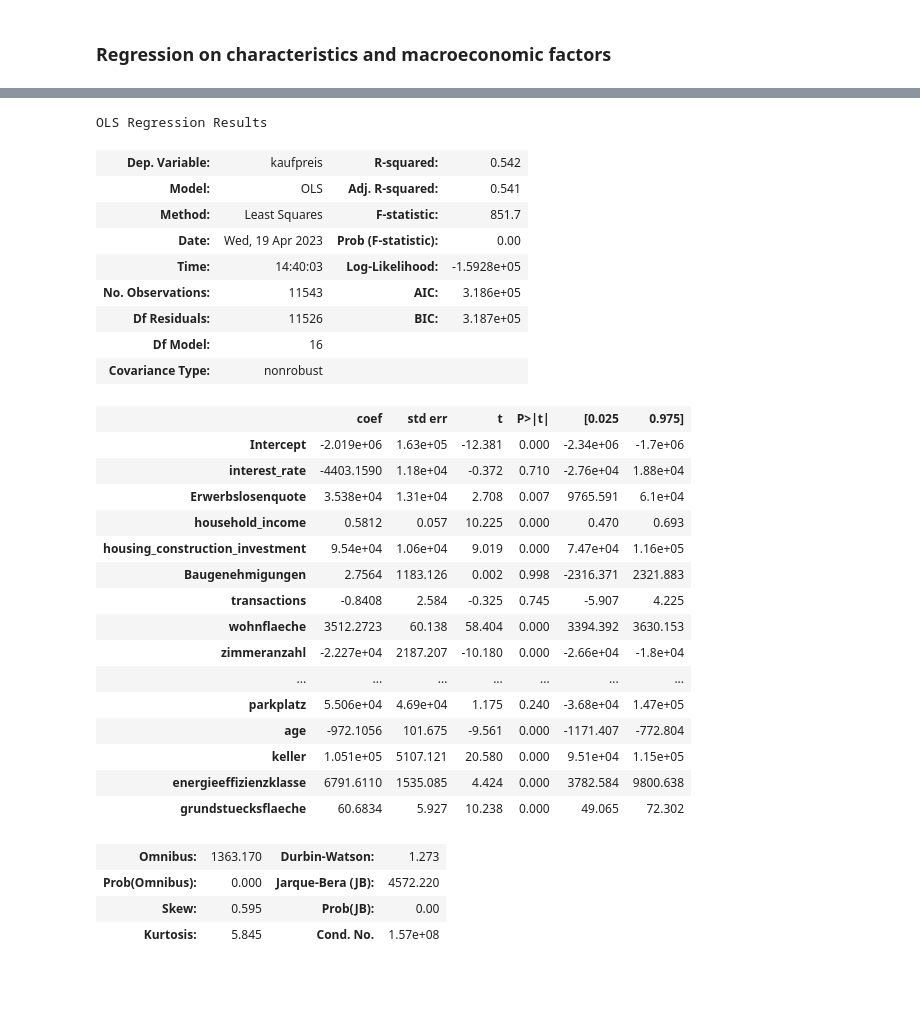
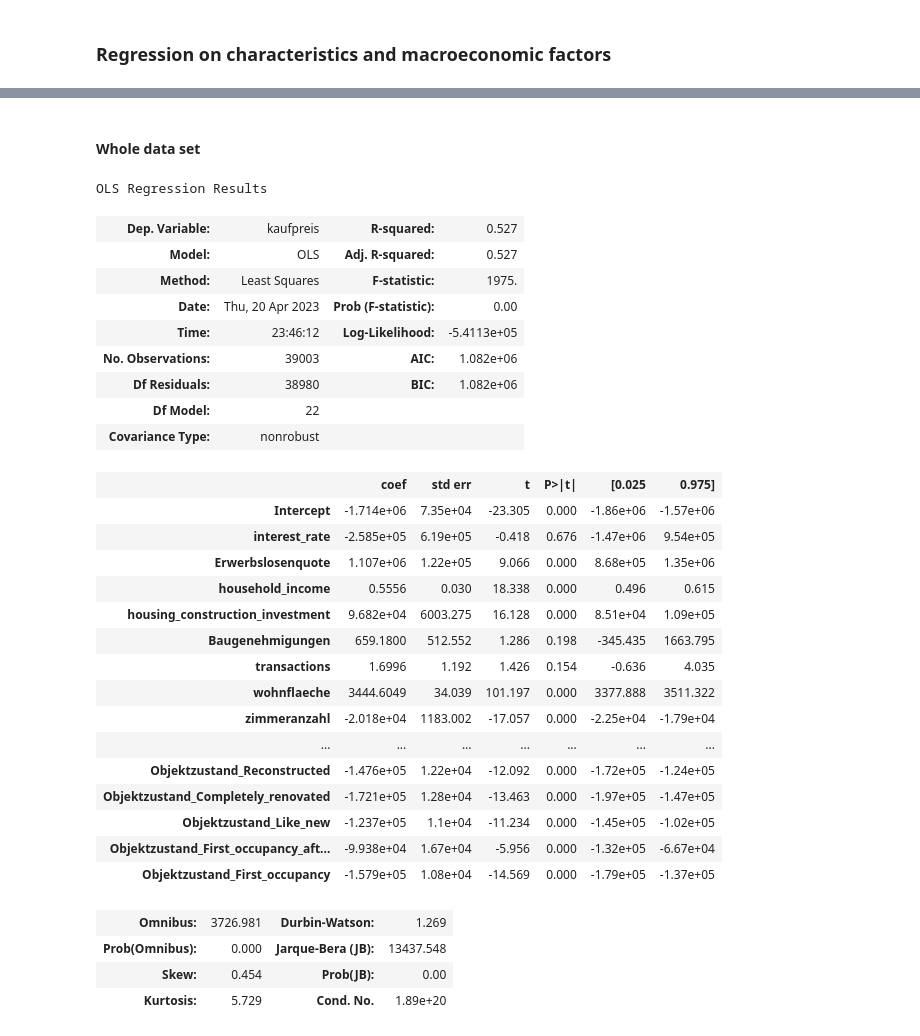
Before and after one commit to pvseydlitz/BachelorThesis, a Jupyter notebook: regression_hk_cities.ipynb, the cells around one changed output, grey strips where cells are left out. Saved outputs shown, nothing was run; the diff lists cells and outputs as text; code cells hidden in the pictures; blank space fills up the shorter version.

```diff
--- a/regression_hk_cities.ipynb
+++ b/regression_hk_cities.ipynb
@@ -255,11 +329,12 @@ def convert_date(x):
 
 df_original['date_quarter'] = df_original.apply(lambda x: convert_date(x['edat']), axis = 1)
 
-df_original.drop(columns=['obid', 'plz', 'baujahr', 'wohnflaeche', 'grundstuecksflaeche', 'zimmeranzahl', 'schlafzimmer', 'badezimmer', 'parkplatz', 'objektzustand', 'edat', 'edat_year', 'keller', 'energieeffizienzklasse'], axis=1, inplace=True)
+df_original.drop(columns=['obid', 'plz', 'baujahr', 'wohnflaeche', 'grundstuecksflaeche', 'zimmeranzahl', 'schlafzimmer', 'badezimmer', 'parkplatz', 'objektzustand', 'edat', 'edat_year', 'keller'], axis=1, inplace=True)
 df_original = df_original.groupby('date_quarter', as_index=False).mean()
 
 interest_rate = pd.read_csv('./Data/Macroeconomic Data/Interest-rate.csv')
 df_interest_rate = pd.DataFrame(interest_rate)
+df_interest_rate['interest_rate'] = df_interest_rate['interest_rate'] / 100
 df_original = pd.merge(df_original, df_interest_rate, how="inner", on="date_quarter")
 
 construction_investment = pd.read_csv('./Data/Macroeconomic Data/Construction-investment.csv')
@@ -303,8 +378,10 @@ def convert_date_unemployment(x):
     return new_date
 
 df_unemployment_rate['date_quarter'] = df_unemployment_rate.apply(lambda x: convert_date_unemployment(x['Jahr_Monat']), axis = 1)
-df_unemployment_rate = df_unemployment_rate.groupby('date_quarter', as_index=False).mean()
+df_unemployment_rate = df_unemployment_rate.groupby('date_quarter', as_index=False).sum()
 df_unemployment_rate.drop(columns=['Erwerbspersonen', 'Erwerbstätige', 'Erwerbslose'], axis=1, inplace=True)
+
+df_unemployment_rate['Erwerbslosenquote'] = df_unemployment_rate['Erwerbslosenquote'] / 100
 
 df_original = pd.merge(df_original, df_unemployment_rate, how="inner", on="date_quarter")
 
@@ -385,7 +462,7 @@ df_hk_cities['date_quarter'] = df_hk_cities.apply(lambda x: convert_date(x['edat
 
 df_hk_cities = df_hk_cities.groupby('date_quarter', as_index=False).count()
 df_hk_cities['transactions'] = df_hk_cities['kaufpreis']
-df_hk_cities.drop(columns=['obid', 'plz', 'kaufpreis', 'baujahr', 'wohnflaeche', 'grundstuecksflaeche', 'zimmeranzahl', 'schlafzimmer', 'badezimmer', 'parkplatz', 'objektzustand', 'edat', 'price_sqm', 'edat_year', 'keller', 'energieeffizienzklasse'], axis=1, inplace=True)
+df_hk_cities.drop(columns=['obid', 'plz', 'kaufpreis', 'baujahr', 'wohnflaeche', 'grundstuecksflaeche', 'zimmeranzahl', 'schlafzimmer', 'badezimmer', 'parkplatz', 'objektzustand', 'edat', 'price_sqm', 'edat_year', 'keller'], axis=1, inplace=True)
 
 df_original = pd.merge(df_original, df_hk_cities, how="inner", on="date_quarter")
 
@@ -477,6 +593,8 @@ df_both_factors['date_quarter'] = df_both_factors.apply(lambda x: convert_date(x
 
 df_original.drop(columns=['kaufpreis', 'price_sqm'], axis=1, inplace=True)
 df_both_factors = pd.merge(df_both_factors, df_original, how="left", on="date_quarter")
+df_both_factors = df_both_factors.dropna(subset=['household_income'])
 
+print(df_both_factors.shape)
 df_both_factors.head()
 # %% [output]
@@ -493,53 +665,62 @@ df_both_factors.head()
+# %% [markdown]
+#### Whole data set
 # %%
 housing_model = ols("""kaufpreis ~ interest_rate
                                             + Erwerbslosenquote
                                             + household_income
                                             + housing_construction_investment
                                             + Baugenehmigungen
-                                            +transactions
+                                            + transactions
                                             + wohnflaeche
                                             + zimmeranzahl
                                             + schlafzimmer
                                             + badezimmer
-                                            + objektzustand
                                             + parkplatz
                                             + age
                                             + keller
-                                            + energieeffizienzklasse
-                                            + grundstuecksflaeche""", data=df_both_factors).fit()
+                                            + grundstuecksflaeche
+                                            + Objektzustand_Dilapidated
+                                            + Objektzustand_Needs_renovation
+                                            + Objektzustand_Well_kempt
+                                            + Objektzustand_Modernised
+                                            + Objektzustand_Reconstructed
+                                            + Objektzustand_Completely_renovated
+                                            + Objektzustand_Like_new
+                                            + Objektzustand_First_occupancy_after_reconstruction
+                                            + Objektzustand_First_occupancy""", data=df_both_factors).fit()
 
 housing_model_summary = housing_model.summary()
 HTML(housing_model_summary.as_html())
 # %% [output]
 OLS Regression Results
-| Dep. Variable: | kaufpreis | R-squared: | 0.542 |
-| Model: | OLS | Adj. R-squared: | 0.541 |
-| Method: | Least Squares | F-statistic: | 851.7 |
-| Date: | Wed, 19 Apr 2023 | Prob (F-statistic): | 0.00 |
-| Time: | 14:40:03 | Log-Likelihood: | -1.5928e+05 |
-| No. Observations: | 11543 | AIC: | 3.186e+05 |
-| Df Residuals: | 11526 | BIC: | 3.187e+05 |
-| Df Model: | 16 |  |  |
+| Dep. Variable: | kaufpreis | R-squared: | 0.527 |
+| Model: | OLS | Adj. R-squared: | 0.527 |
+| Method: | Least Squares | F-statistic: | 1975. |
+| Date: | Thu, 20 Apr 2023 | Prob (F-statistic): | 0.00 |
+| Time: | 23:46:12 | Log-Likelihood: | -5.4113e+05 |
+| No. Observations: | 39003 | AIC: | 1.082e+06 |
+| Df Residuals: | 38980 | BIC: | 1.082e+06 |
+| Df Model: | 22 |  |  |
 | Covariance Type: | nonrobust |  |  |
 |  | coef | std err | t | P>|t| | [0.025 | 0.975] |
-| Intercept | -2.019e+06 | 1.63e+05 | -12.381 | 0.000 | -2.34e+06 | -1.7e+06 |
-| interest_rate | -4403.1590 | 1.18e+04 | -0.372 | 0.710 | -2.76e+04 | 1.88e+04 |
-| Erwerbslosenquote | 3.538e+04 | 1.31e+04 | 2.708 | 0.007 | 9765.591 | 6.1e+04 |
-| household_income | 0.5812 | 0.057 | 10.225 | 0.000 | 0.470 | 0.693 |
-| housing_construction_investment | 9.54e+04 | 1.06e+04 | 9.019 | 0.000 | 7.47e+04 | 1.16e+05 |
-| Baugenehmigungen | 2.7564 | 1183.126 | 0.002 | 0.998 | -2316.371 | 2321.883 |
-| transactions | -0.8408 | 2.584 | -0.325 | 0.745 | -5.907 | 4.225 |
-| wohnflaeche | 3512.2723 | 60.138 | 58.404 | 0.000 | 3394.392 | 3630.153 |
-| zimmeranzahl | -2.227e+04 | 2187.207 | -10.180 | 0.000 | -2.66e+04 | -1.8e+04 |
+| Intercept | -1.714e+06 | 7.35e+04 | -23.305 | 0.000 | -1.86e+06 | -1.57e+06 |
+| interest_rate | -2.585e+05 | 6.19e+05 | -0.418 | 0.676 | -1.47e+06 | 9.54e+05 |
+| Erwerbslosenquote | 1.107e+06 | 1.22e+05 | 9.066 | 0.000 | 8.68e+05 | 1.35e+06 |
+| household_income | 0.5556 | 0.030 | 18.338 | 0.000 | 0.496 | 0.615 |
+| housing_construction_investment | 9.682e+04 | 6003.275 | 16.128 | 0.000 | 8.51e+04 | 1.09e+05 |
+| Baugenehmigungen | 659.1800 | 512.552 | 1.286 | 0.198 | -345.435 | 1663.795 |
+| transactions | 1.6996 | 1.192 | 1.426 | 0.154 | -0.636 | 4.035 |
+| wohnflaeche | 3444.6049 | 34.039 | 101.197 | 0.000 | 3377.888 | 3511.322 |
+| zimmeranzahl | -2.018e+04 | 1183.002 | -17.057 | 0.000 | -2.25e+04 | -1.79e+04 |
 | ... | ... | ... | ... | ... | ... | ... |
-| parkplatz | 5.506e+04 | 4.69e+04 | 1.175 | 0.240 | -3.68e+04 | 1.47e+05 |
-| age | -972.1056 | 101.675 | -9.561 | 0.000 | -1171.407 | -772.804 |
-| keller | 1.051e+05 | 5107.121 | 20.580 | 0.000 | 9.51e+04 | 1.15e+05 |
-| energieeffizienzklasse | 6791.6110 | 1535.085 | 4.424 | 0.000 | 3782.584 | 9800.638 |
-| grundstuecksflaeche | 60.6834 | 5.927 | 10.238 | 0.000 | 49.065 | 72.302 |
+| Objektzustand_Reconstructed | -1.476e+05 | 1.22e+04 | -12.092 | 0.000 | -1.72e+05 | -1.24e+05 |
+| Objektzustand_Completely_renovated | -1.721e+05 | 1.28e+04 | -13.463 | 0.000 | -1.97e+05 | -1.47e+05 |
+| Objektzustand_Like_new | -1.237e+05 | 1.1e+04 | -11.234 | 0.000 | -1.45e+05 | -1.02e+05 |
+| Objektzustand_First_occupancy_aft... | -9.938e+04 | 1.67e+04 | -5.956 | 0.000 | -1.32e+05 | -6.67e+04 |
+| Objektzustand_First_occupancy | -1.579e+05 | 1.08e+04 | -14.569 | 0.000 | -1.79e+05 | -1.37e+05 |
-| Omnibus: | 1363.170 | Durbin-Watson: | 1.273 |
-| Prob(Omnibus): | 0.000 | Jarque-Bera (JB): | 4572.220 |
-| Skew: | 0.595 | Prob(JB): | 0.00 |
-| Kurtosis: | 5.845 | Cond. No. | 1.57e+08 |
+| Omnibus: | 3726.981 | Durbin-Watson: | 1.269 |
+| Prob(Omnibus): | 0.000 | Jarque-Bera (JB): | 13437.548 |
+| Skew: | 0.454 | Prob(JB): | 0.00 |
+| Kurtosis: | 5.729 | Cond. No. | 1.89e+20 |
 Notes:
 [1] Standard Errors assume that the covariance matrix of the errors is correctly specified.
```
Also changed, not shown: parts of 21 cells of this notebook, 4 other files.
